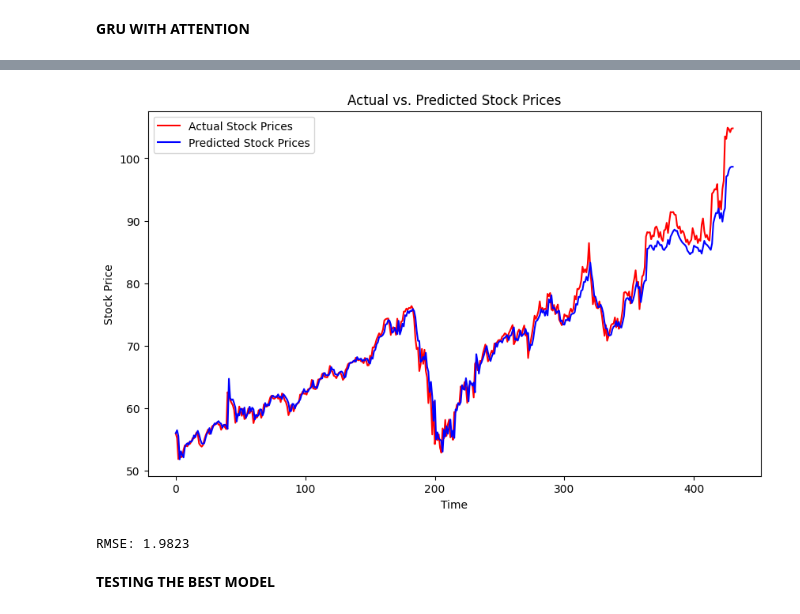
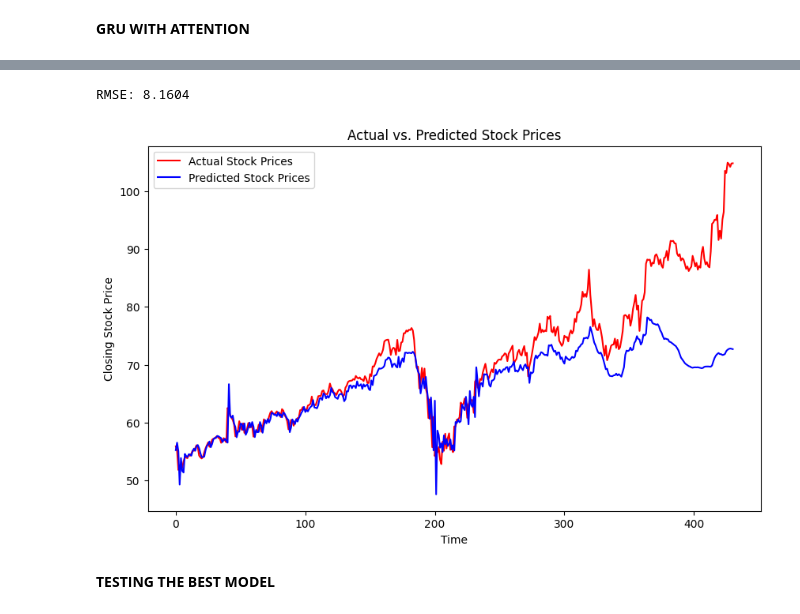
Before and after one commit to dasgauranga2/RNN-Stock-Price-Prediction, a Jupyter notebook: Assignment 3.ipynb, the cells around one changed output, grey strips where cells are left out. Saved outputs shown, nothing was run; the diff lists cells and outputs as text; code cells hidden in the pictures.

```diff
--- a/Assignment 3.ipynb
+++ b/Assignment 3.ipynb
@@ -275,7 +273,7 @@ class Baseline(nn.Module):
         return out
 # %%
 feature_size = 5
-hidden_dim = 16
+hidden_dim = 32
 
 model = Baseline(feature_size, hidden_dim).to(device)
 # %%
@@ -307,7 +304,7 @@ Epoch 100 | Train Loss: 0.000156
 # %%
-rmse = evaluate(model, valid_data)
+rmse = evaluate(model, valid_data, scaler)
 if rmse < best_rmse:
     best_rmse = rmse
     best_model = model
-    best_model_name = 'Baseline RNN'
+    best_model_name = 'Vanilla RNN'
 # %% [output]
@@ -375,5 +371,5 @@ Epoch 100 | Train Loss: 0.000159
 # %%
-rmse = evaluate(model, valid_data)
+rmse = evaluate(model, valid_data, scaler)
 if rmse < best_rmse:
     best_rmse = rmse
     best_model = model
@@ -442,5 +438,5 @@ Epoch 100 | Train Loss: 0.000151
 # %%
-rmse = evaluate(model, valid_data)
+rmse = evaluate(model, valid_data, scaler)
 if rmse < best_rmse:
     best_rmse = rmse
     best_model = model
@@ -534,12 +529,12 @@ Epoch 100 | Train Loss: 0.000201
 # %%
-rmse = evaluate(model, valid_data)
+rmse = evaluate(model, valid_data, scaler)
 if rmse < best_rmse:
     best_rmse = rmse
     best_model = model
     best_model_name = 'GRU with Attention'
 # %% [output]
+RMSE: 8.1604
-[figure, old version]
+[figure, new version]
-RMSE: 1.9823
 # %% [markdown]
 **TESTING THE BEST MODEL**
 # %%
```
Also changed, not shown: parts of 29 cells of this notebook.
